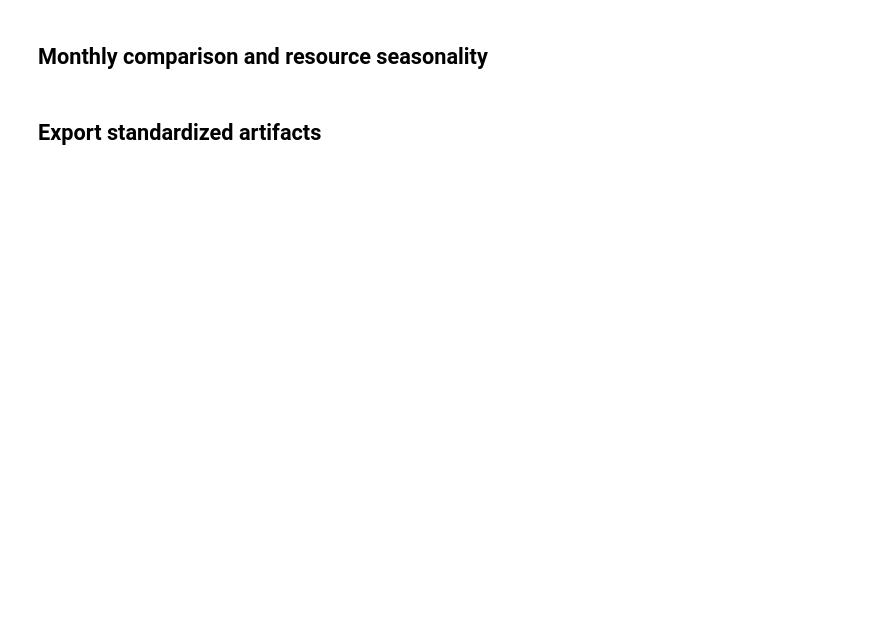
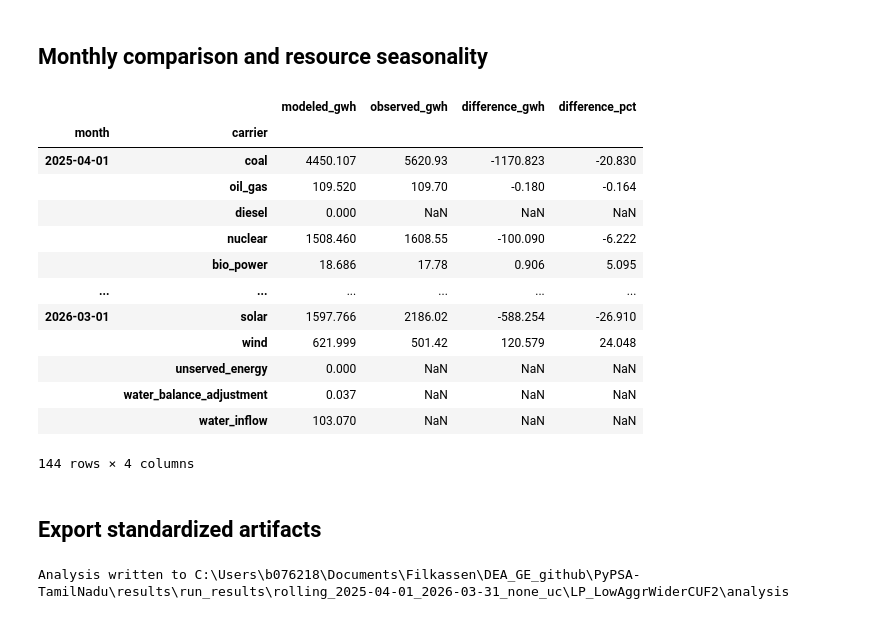
Before and after one commit to DEA-GE/PyPSA-TamilNadu, a Jupyter notebook: notebooks/analyze_rolling_year.ipynb, the cells around one changed output. Cells and saved outputs as stored; diff of their text form; code cells hidden in the pictures; blank space fills up the shorter version.

```diff
--- a/notebooks/analyze_rolling_year.ipynb
+++ b/notebooks/analyze_rolling_year.ipynb
@@ -4,7 +4,7 @@
 This notebook uses the repository-wide analysis schema. In addition to the common results, it reports checkpoint handoffs, monthly modeled-versus-observed generation, and resource seasonality. The default result path matches the checked-in `9BA_run_model.ipynb` settings; change it when using a different `RUN_NAME` or commitment mode.
 # %%
 # ===================== USER SETTINGS =====================
-RESULT_PATH = 'results/run_results/rolling_2025-04-01_2026-03-31_none_uc/LP_newBiascorrection'
+RESULT_PATH = 'results/run_results/rolling_2025-04-01_2026-03-31_none_uc/LP_LowAggrWiderCUF2'
 OUTPUT_DIR = None  # None writes below RESULT_PATH/analysis
 SAVE_TABLES_AND_FIGURES = True
 # =========================================================
@@ -74,9 +179,21 @@ display(analysis.tables['corridor_metrics'].head(12).round(2))
 ## Monthly comparison and resource seasonality
 # %%
 display(analysis.tables['monthly_generation'].round(3))
-display(analysis.tables['monthly_resource_seasonality'].round(4))
-display(analysis.tables['seasonality_summary'].round(3))
-display(analysis.tables['seasonality_fit'].round(3))
+# %% [output]
+|  |  | modeled_gwh | observed_gwh | difference_gwh | difference_pct |
+| month | carrier |  |  |  |  |
+| 2025-04-01 | coal | 4450.107 | 5620.93 | -1170.823 | -20.830 |
+|  | oil_gas | 109.520 | 109.70 | -0.180 | -0.164 |
+|  | diesel | 0.000 | NaN | NaN | NaN |
+|  | nuclear | 1508.460 | 1608.55 | -100.090 | -6.222 |
+|  | bio_power | 18.686 | 17.78 | 0.906 | 5.095 |
+| ... | ... | ... | ... | ... | ... |
+| 2026-03-01 | solar | 1597.766 | 2186.02 | -588.254 | -26.910 |
+|  | wind | 621.999 | 501.42 | 120.579 | 24.048 |
+|  | unserved_energy | 0.000 | NaN | NaN | NaN |
+|  | water_balance_adjustment | 0.037 | NaN | NaN | NaN |
+|  | water_inflow | 103.070 | NaN | NaN | NaN |
+144 rows × 4 columns
 # %% [markdown]
 ## Export standardized artifacts
 # %%
@@ -85,3 +202,5 @@ if SAVE_TABLES_AND_FIGURES:
         run, analysis, None if OUTPUT_DIR is None else ROOT / OUTPUT_DIR
     )
     print(f'Analysis written to {destination}')
+# %% [output]
+Analysis written to C:\Users\b076218\Documents\Filkassen\DEA_GE_github\PyPSA-TamilNadu\results\run_results\rolling_2025-04-01_2026-03-31_none_uc\LP_LowAggrWiderCUF2\analysis
```
Also changed, not shown: parts of 3 cells of this notebook, 24 other files.
